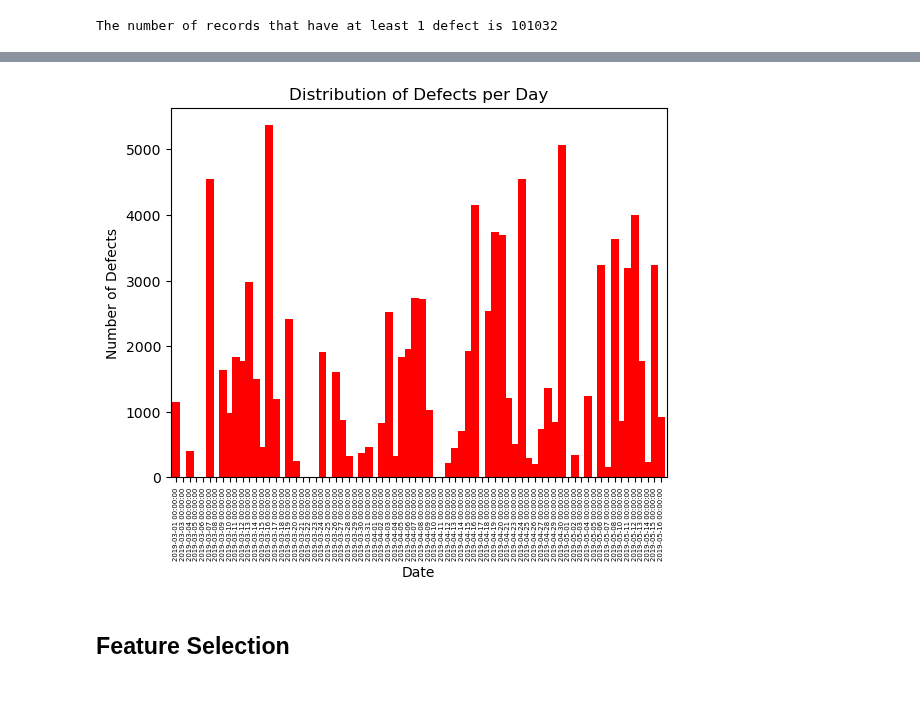
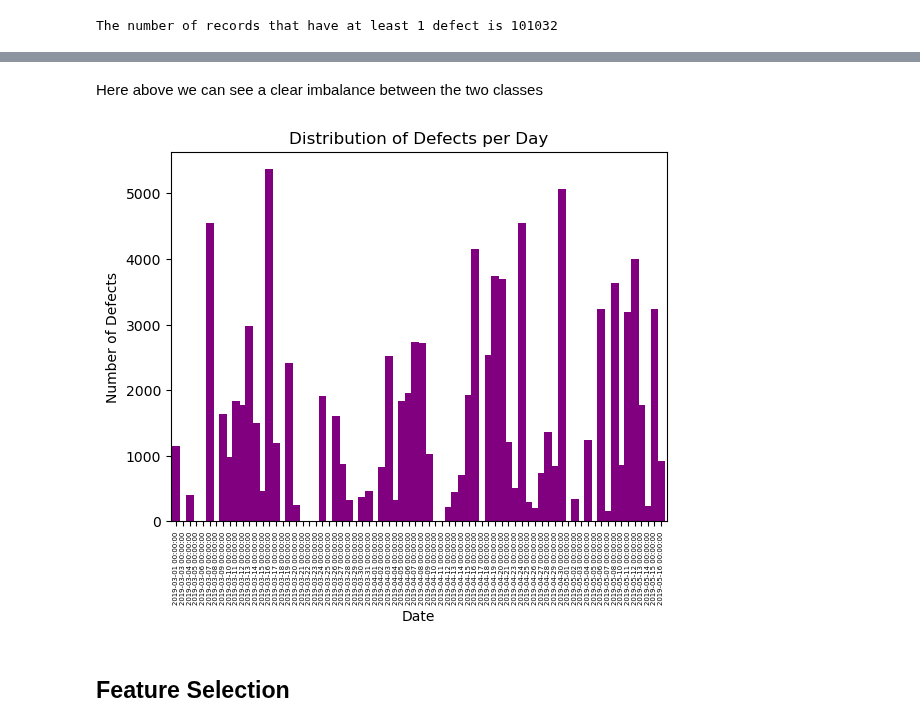
Before and after one commit to simoneassirelli/Machine-Learning-Fieldwork---G3, a Jupyter notebook: code.ipynb, the cells around one changed output, grey strips where cells are left out. Cells and saved outputs as stored; diff of their text form; code cells hidden in the pictures; blank space fills up the shorter version.

```diff
--- a/code.ipynb
+++ b/code.ipynb
@@ -343,19 +359,21 @@ Visualize defects per day
+# %% [markdown]
+Here above we can see a clear imbalance between the two classes
 # %%
 # Ensure the date column is in datetime format
 df_new['DATE'] = pd.to_datetime(df_new['DATE'])
 
 # If you have a binary 'defect' column, use sum. If not, adjust this step accordingly.
 defects_per_day = df_new.groupby('DATE')['Has_Defect'].sum()
 
 # Plot the distribution
-defects_per_day.plot(kind='bar', width=1.2, color='red') # or 'line', depending on your preference
+defects_per_day.plot(kind='bar', width=1.2, color='purple') # or 'line', depending on your preference
 plt.title('Distribution of Defects per Day')
 plt.xlabel('Date')
 plt.ylabel('Number of Defects')
 plt.xticks(rotation=90, fontsize = 5)
 plt.show()
 # %% [output]
-[figure, old version]
+[figure, new version]
 # %% [markdown]
 ## Feature Selection
 # %% [markdown]
```
Also changed, not shown: parts of 6 cells of this notebook.
